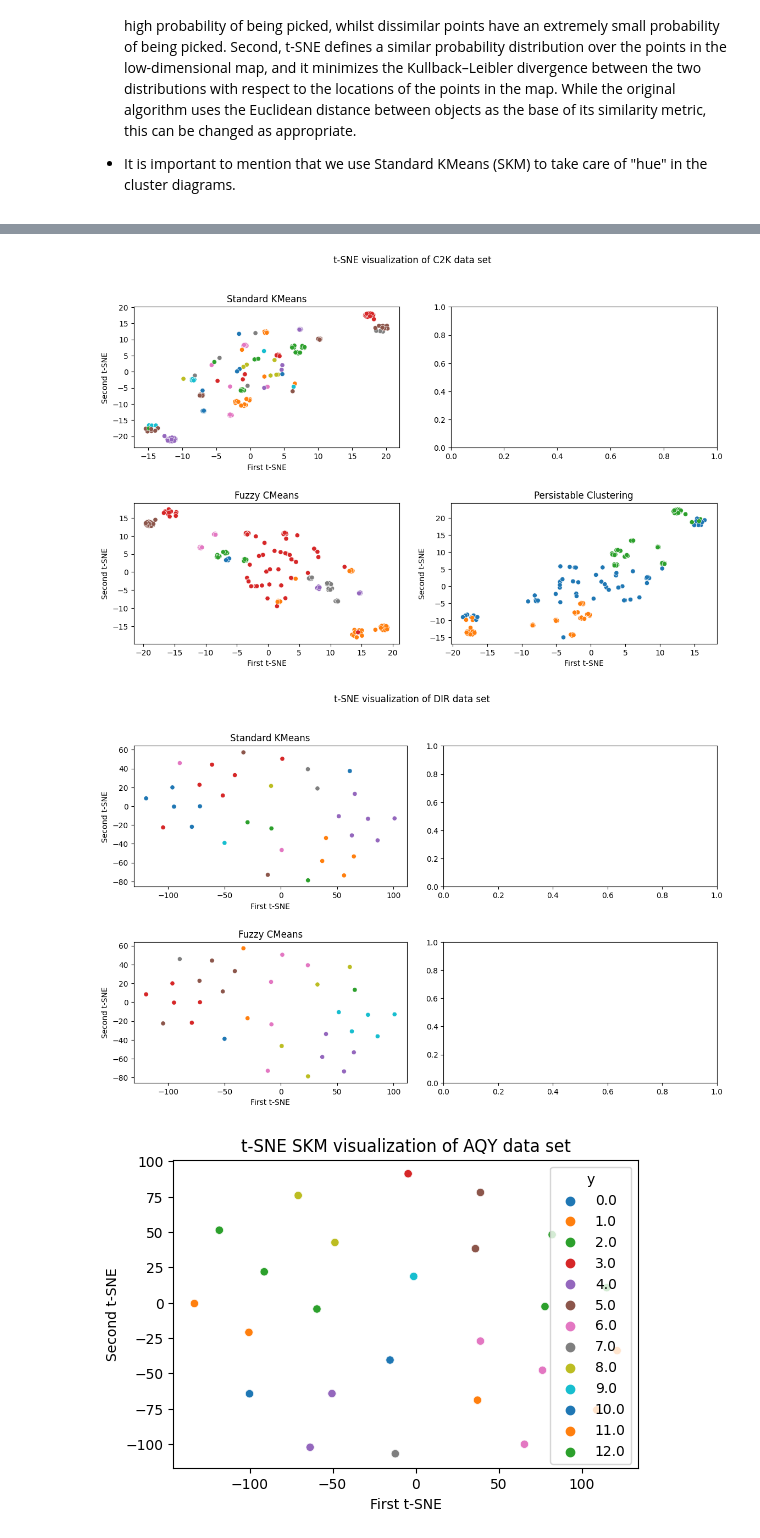
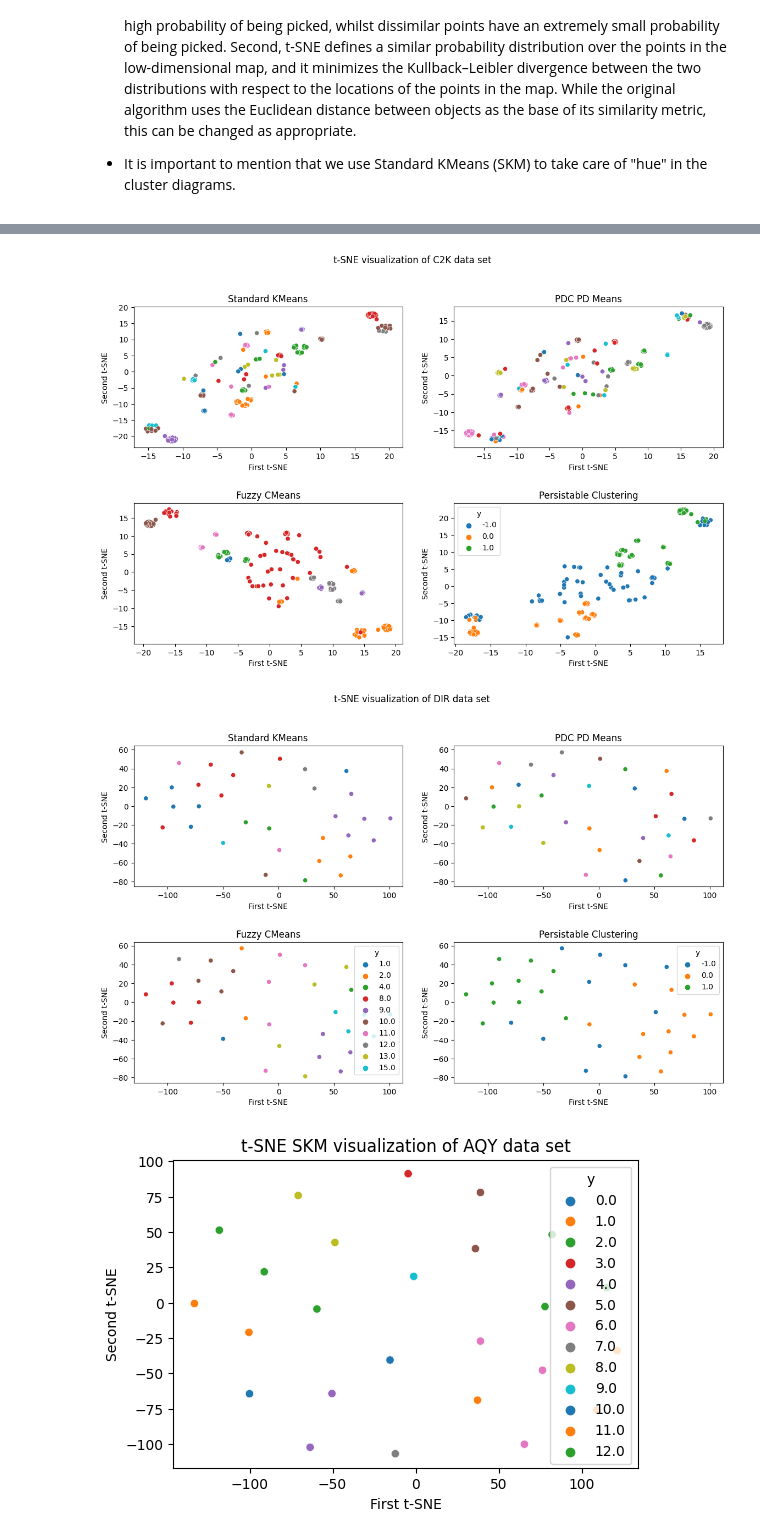
Before and after one commit to owuordickson/meso-hpc-lr, a Jupyter notebook: results/clugp/analysis_v2.ipynb, the cells around one changed output, grey strips where cells are left out. Drawn from its saved outputs; the diff is of its cells as text; code cells hidden in the pictures.

```diff
--- a/results/clugp/analysis_v2.ipynb
+++ b/results/clugp/analysis_v2.ipynb
@@ -697,17 +697,17 @@ with warnings.catch_warnings():
     tsne_2 = TSNE(n_components=2, perplexity=18, random_state=0)
     s_tnse_2 = tsne_2.fit_transform(df_aps_pdm_sapprox.values)
 
-    #tsne_4 = TSNE(n_components=2, perplexity=18, random_state=0)
-    #s_tnse_4 = tsne_4.fit_transform(df_aps_pc_sapprox.values)
+    tsne_4 = TSNE(n_components=2, perplexity=18, random_state=0)
+    s_tnse_4 = tsne_4.fit_transform(df_aps_pc_sapprox.values)
 
 df1_tsne = pd.DataFrame(data=s_tnse_1, columns=['First t-SNE', 'Second t-SNE'])
 df1_tsne['y'] = df_aps_skm_ypred.values
 
-#df2_tsne = pd.DataFrame(data=s_tnse_2, columns=['First t-SNE', 'Second t-SNE'])
-#df2_tsne['y'] = df_aps_pdm_ypred.values
+df2_tsne = pd.DataFrame(data=s_tnse_2, columns=['First t-SNE', 'Second t-SNE'])
+df2_tsne['y'] = df_aps_pdm_ypred.values
 
-#df4_tsne = pd.DataFrame(data=s_tnse_4, columns=['First t-SNE', 'Second t-SNE'])
-#df4_tsne['y'] = df_aps_pc_ypred.values
+df4_tsne = pd.DataFrame(data=s_tnse_4, columns=['First t-SNE', 'Second t-SNE'])
+df4_tsne['y'] = df_aps_pc_ypred.values
 
 
 fig = plt.figure(figsize=(12,8))
@@ -717,13 +717,13 @@ sns.scatterplot(data=df1_tsne, x='First t-SNE', y='Second t-SNE', hue='y', palet
 
 
 plt.subplot(2, 2, 2)
-#sns.scatterplot(data=df2_tsne, x='First t-SNE', y='Second t-SNE', hue='y', palette='tab10',legend=False).set(title='PDC PD Means')
+sns.scatterplot(data=df2_tsne, x='First t-SNE', y='Second t-SNE', hue='y', palette='tab10',legend=False).set(title='PDC PD Means')
 
 plt.subplot(2, 2, 3)
 # sns.scatterplot(data=df3_tsne, x='First t-SNE', y='Second t-SNE', hue='y', palette='tab10',legend=False).set(title='Fuzzy CMeans')
 
 plt.subplot(2, 2, 4)
-#sns.scatterplot(data=df4_tsne, x='First t-SNE', y='Second t-SNE', hue='y', palette='tab10',legend=False).set(title='Persistable Clustering')
+sns.scatterplot(data=df4_tsne, x='First t-SNE', y='Second t-SNE', hue='y', palette='tab10',legend='brief').set(title='Persistable Clustering')
 
 # plt.savefig('tsne_aqy.png')
 fig.tight_layout(pad=2.5)
@@ -750,8 +750,8 @@ with warnings.catch_warnings():
 df1_tsne = pd.DataFrame(data=s_tnse_1, columns=['First t-SNE', 'Second t-SNE'])
 df1_tsne['y'] = df_c2k_skm_ypred.values
 
-#df2_tsne = pd.DataFrame(data=s_tnse_2, columns=['First t-SNE', 'Second t-SNE'])
-#df2_tsne['y'] = df_c2k_pdm_ypred.values
+df2_tsne = pd.DataFrame(data=s_tnse_2, columns=['First t-SNE', 'Second t-SNE'])
+df2_tsne['y'] = df_c2k_pdm_ypred.values
 
 df3_tsne = pd.DataFrame(data=s_tnse_3, columns=['First t-SNE', 'Second t-SNE'])
 df3_tsne['y'] = df_c2k_fcm_ypred.values
@@ -767,19 +767,19 @@ sns.scatterplot(data=df1_tsne, x='First t-SNE', y='Second t-SNE', hue='y', palet
 
 
 plt.subplot(2, 2, 2)
-#sns.scatterplot(data=df2_tsne, x='First t-SNE', y='Second t-SNE', hue='y', palette='tab10',legend=False).set(title='PDC PD Means')
+sns.scatterplot(data=df2_tsne, x='First t-SNE', y='Second t-SNE', hue='y', palette='tab10',legend=False).set(title='PDC PD Means')
 
 plt.subplot(2, 2, 3)
 sns.scatterplot(data=df3_tsne, x='First t-SNE', y='Second t-SNE', hue='y', palette='tab10',legend=False).set(title='Fuzzy CMeans')
 
 plt.subplot(2, 2, 4)
-sns.scatterplot(data=df4_tsne, x='First t-SNE', y='Second t-SNE', hue='y', palette='tab10',legend=False).set(title='Persistable Clustering')
+sns.scatterplot(data=df4_tsne, x='First t-SNE', y='Second t-SNE', hue='y', palette='tab10',legend='brief').set(title='Persistable Clustering')
 
 # plt.savefig('tsne_aqy.png')
 fig.tight_layout(pad=2.5)
 plt.show()
 # %% [output]
-[figure, old version]
+[figure, new version]
 # %%
 import warnings
 with warnings.catch_warnings():
@@ -793,43 +793,43 @@ with warnings.catch_warnings():
 
     tsne_3 = TSNE(n_components=2, perplexity=18, random_state=0)
     s_tnse_3 = tsne_3.fit_transform(df_dir_fcm_sapprox.values)
 
-    #tsne_4 = TSNE(n_components=2, perplexity=18, random_state=0)
-    #s_tnse_4 = tsne_4.fit_transform(df_dir_pc_sapprox.values)
+    tsne_4 = TSNE(n_components=2, perplexity=18, random_state=0)
+    s_tnse_4 = tsne_4.fit_transform(df_dir_pc_sapprox.values)
 
 df1_tsne = pd.DataFrame(data=s_tnse_1, columns=['First t-SNE', 'Second t-SNE'])
 df1_tsne['y'] = df_dir_skm_ypred.values
 
-#df2_tsne = pd.DataFrame(data=s_tnse_1, columns=['First t-SNE', 'Second t-SNE'])
-#df2_tsne['y'] = df_dir_pdm_ypred.values
+df2_tsne = pd.DataFrame(data=s_tnse_1, columns=['First t-SNE', 'Second t-SNE'])
+df2_tsne['y'] = df_dir_pdm_ypred.values
 
 df3_tsne = pd.DataFrame(data=s_tnse_1, columns=['First t-SNE', 'Second t-SNE'])
 df3_tsne['y'] = df_dir_fcm_ypred.values
 
-#df4_tsne = pd.DataFrame(data=s_tnse_1, columns=['First t-SNE', 'Second t-SNE'])
-#df4_tsne['y'] = df_dir_pc_ypred.values
+df4_tsne = pd.DataFrame(data=s_tnse_1, columns=['First t-SNE', 'Second t-SNE'])
+df4_tsne['y'] = df_dir_pc_ypred.values
 
 
 fig = plt.figure(figsize=(12,8))
 fig.suptitle("t-SNE visualization of DIR data set")
 plt.subplot(2, 2, 1)
 sns.scatterplot(data=df1_tsne, x='First t-SNE', y='Second t-SNE', hue='y', palette='tab10',legend=False).set(title='Standard KMeans')
 
 
 plt.subplot(2, 2, 2)
-#sns.scatterplot(data=df2_tsne, x='First t-SNE', y='Second t-SNE', hue='y', palette='tab10',legend=False).set(title='PDC PD Means')
+sns.scatterplot(data=df2_tsne, x='First t-SNE', y='Second t-SNE', hue='y', palette='tab10',legend=False).set(title='PDC PD Means')
 
 plt.subplot(2, 2, 3)
-sns.scatterplot(data=df3_tsne, x='First t-SNE', y='Second t-SNE', hue='y', palette='tab10',legend=False).set(title='Fuzzy CMeans')
+sns.scatterplot(data=df3_tsne, x='First t-SNE', y='Second t-SNE', hue='y', palette='tab10',legend='brief').set(title='Fuzzy CMeans')
 
 plt.subplot(2, 2, 4)
-#sns.scatterplot(data=df4_tsne, x='First t-SNE', y='Second t-SNE', hue='y', palette='tab10',legend=False).set(title='Persistable Clustering')
+sns.scatterplot(data=df4_tsne, x='First t-SNE', y='Second t-SNE', hue='y', palette='tab10',legend='brief').set(title='Persistable Clustering')
 
 # plt.savefig('tsne_aqy.png')
 fig.tight_layout(pad=2.5)
 plt.show()
 # %% [output]
-[figure, old version]
+[figure, new version]
 # %%
 for alg in algorithms:
     df1 = df_data_2.loc[df_data_2['Algorithm'] == alg]
```
Also changed, not shown: parts of 4 cells of this notebook, 33 other files.
